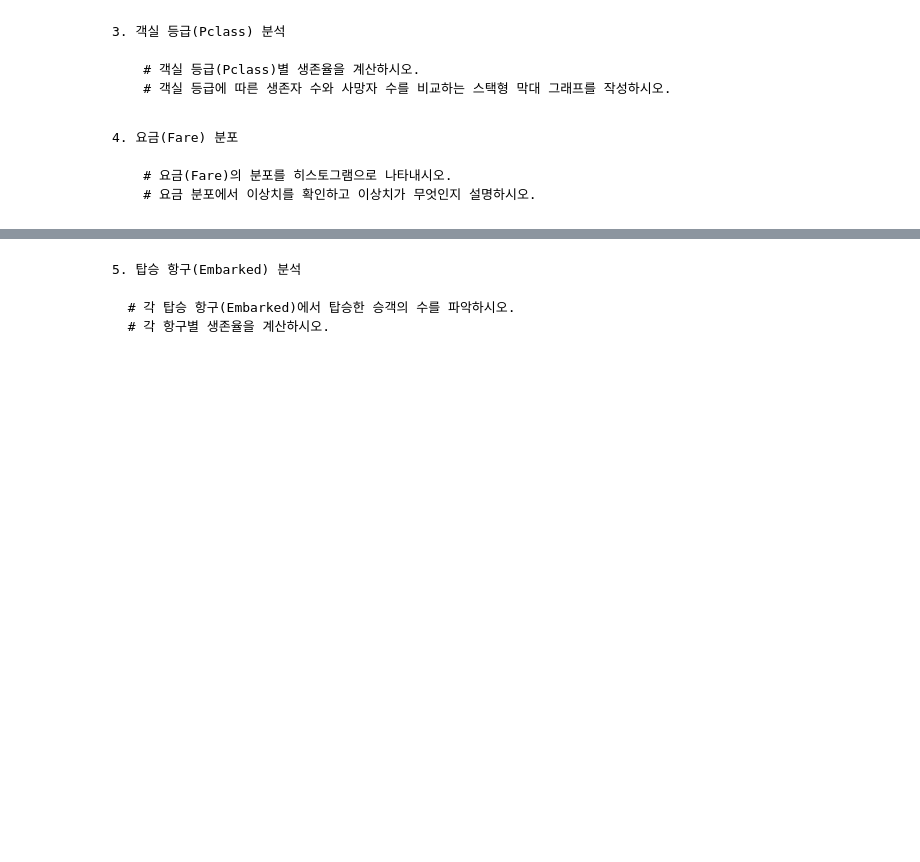
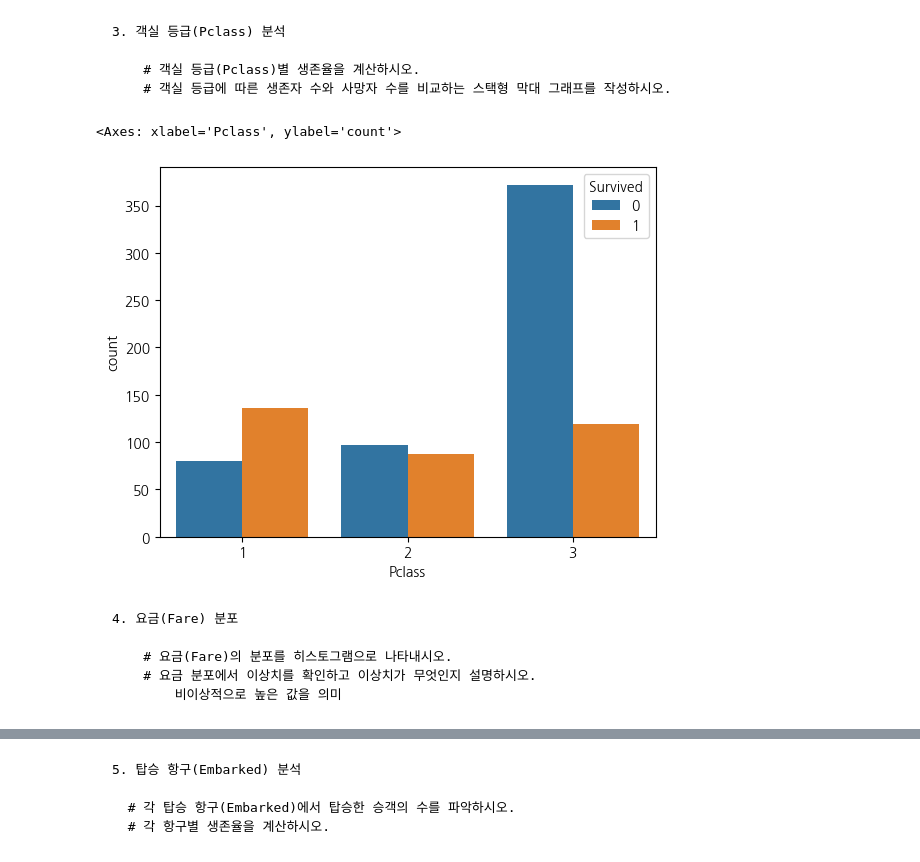
Before and after one commit to jihun-shim/study_data_analytics, a Jupyter notebook: quest/EDA/TitanicFromDisaster_train.ipynb, the cells around one changed output, grey strips where cells are left out. Cells and saved outputs as stored; diff of their text form; code cells hidden in the pictures; blank space fills up the shorter version.

```diff
--- a/quest/EDA/TitanicFromDisaster_train.ipynb
+++ b/quest/EDA/TitanicFromDisaster_train.ipynb
@@ -99,8 +119,17 @@ Name: count, dtype: int64
 
         # 객실 등급(Pclass)별 생존율을 계산하시오.
         # 객실 등급에 따른 생존자 수와 사망자 수를 비교하는 스택형 막대 그래프를 작성하시오.
+# %%
+pclass_survived_rate = df_titanic.groupby('Pclass')['Survived'].mean()
+pclass_survived_rate
+
+sns.countplot(data = df_titanic , x = 'Pclass', hue = 'Survived')
+# %% [output]
+<Axes: xlabel='Pclass', ylabel='count'>
+[figure, added]
 # %% [markdown]
     4. 요금(Fare) 분포
 
         # 요금(Fare)의 분포를 히스토그램으로 나타내시오.
         # 요금 분포에서 이상치를 확인하고 이상치가 무엇인지 설명하시오.
+            비이상적으로 높은 값을 의미
```
Also changed, not shown: parts of 3 cells of this notebook, 3 other files.
